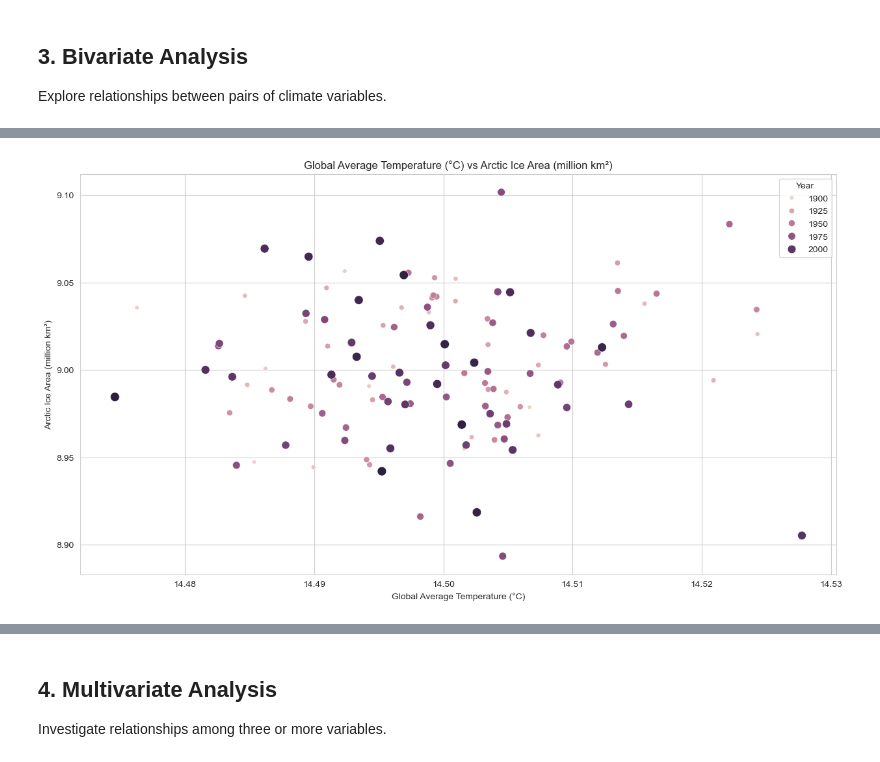
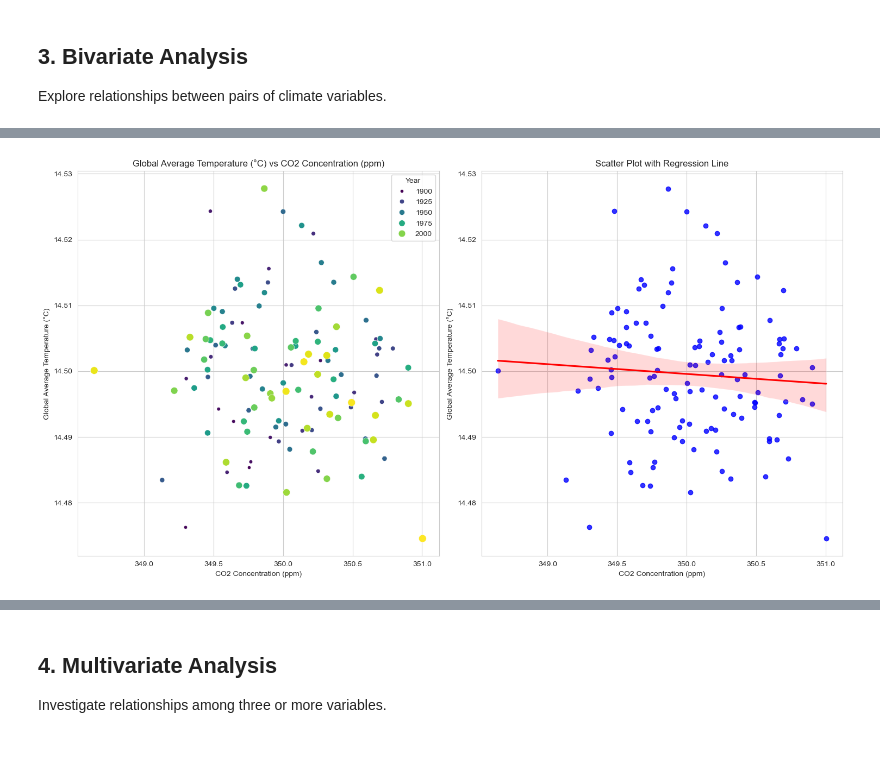
Before and after one commit to Omdena-NIC-Nepal/complete-eda-curious-coders, a Jupyter notebook: climate_eda.ipynb, the cells around one changed output, grey strips where cells are left out. Drawn from its saved outputs; the diff is of its cells as text; code cells hidden in the pictures.

```diff
--- a/climate_eda.ipynb
+++ b/climate_eda.ipynb
@@ -41,10 +40,10 @@ print(df.info())
 print("\nMissing Values:")
 print(df.isnull().sum())
 year = "Year"
-temperature = "Global Average Temperature (°C)"
-co2 = "CO2 Concentration (ppm)"
-sea_level = "Sea Level Rise (mm)"
-area = "Arctic Ice Area (million km²)"
+avg_temperature = "Global Average Temperature (°C)"
+co2_concentration = "CO2 Concentration (ppm)"
+sea_level_rise = "Sea Level Rise (mm)"
+arctic_ice_area = "Arctic Ice Area (million km²)"
 # %% [output]
 Dataset Information:
 <class 'pandas.core.frame.DataFrame'>
@@ -65,11 +64,8 @@ Arctic Ice Area (million km²)      0
 dtype: int64
 # %%
 # TODO: Aggregate data by year to create a 124-year time series
-# Your code here
-yearly_data = df.groupby(year)[[temperature,co2, sea_level, area]].mean().reset_index()
+yearly_data = df.groupby("Year")[[avg_temperature, co2_concentration, sea_level_rise, arctic_ice_area]].mean().reset_index()
 yearly_data.head()
-
-yearly_data.sort_values(year)
 # %% [output]
 |  | Year | Global Average Temperature (°C) | CO2 Concentration (ppm) | Sea Level Rise (mm) | Arctic Ice Area (million km²) |
 | 0 | 1900 | 14.506663 | 350.373405 | 150.408288 | 8.978659 |
@@ -226,8 +257,16 @@ Lineplot:
 # %%
-#ploting scatter plot between temperature and arctic area
-plt.figure(figsize=(15,8))
-sns.scatterplot(data=yearly_data, x=temperature, y=area, hue=year, size=year, sizes=(20,100))
-plt.title(f"{temperature} vs {area}")
+# Scatter plot: Temperature vs CO2 Concentration
+plt.figure(figsize=(15, 8))
+plt.subplot(1, 2, 1)
+sns.scatterplot(data=yearly_data, x=co2_concentration, y=avg_temperature,  hue=year, size=year, sizes=(20,100), palette="viridis")
+plt.title(f"{avg_temperature} vs {co2_concentration}")
+plt.grid(True)
+
+# Regplot with Best-Fit Line
+plt.subplot(1, 2, 2)
+sns.regplot(x=co2_concentration, y=avg_temperature, data=yearly_data, scatter_kws={'color': 'blue'}, line_kws={'color': 'red'})
+plt.title("Scatter Plot with Regression Line")
+plt.tight_layout()
 plt.show()
 # %% [output]
-[figure, old version]
+[figure, new version]
```
Also changed, not shown: parts of 30 cells of this notebook.
